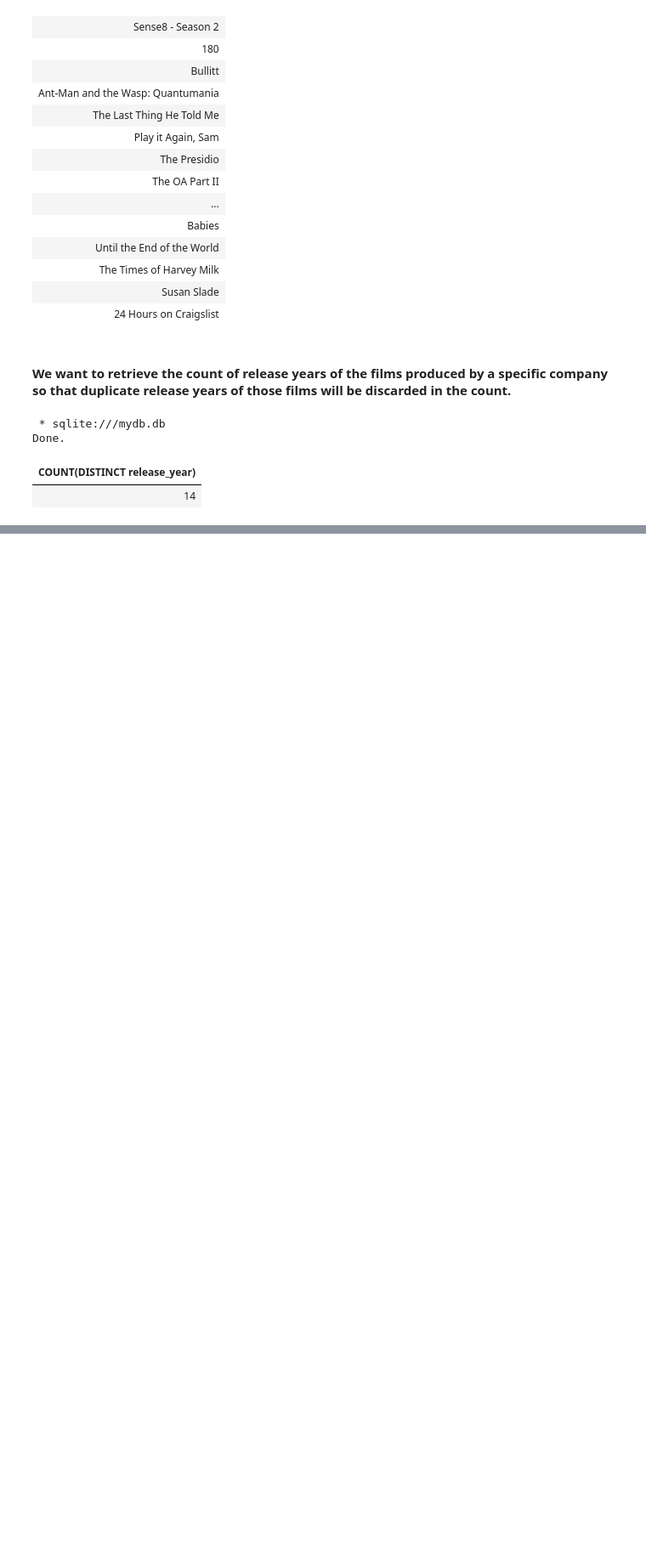
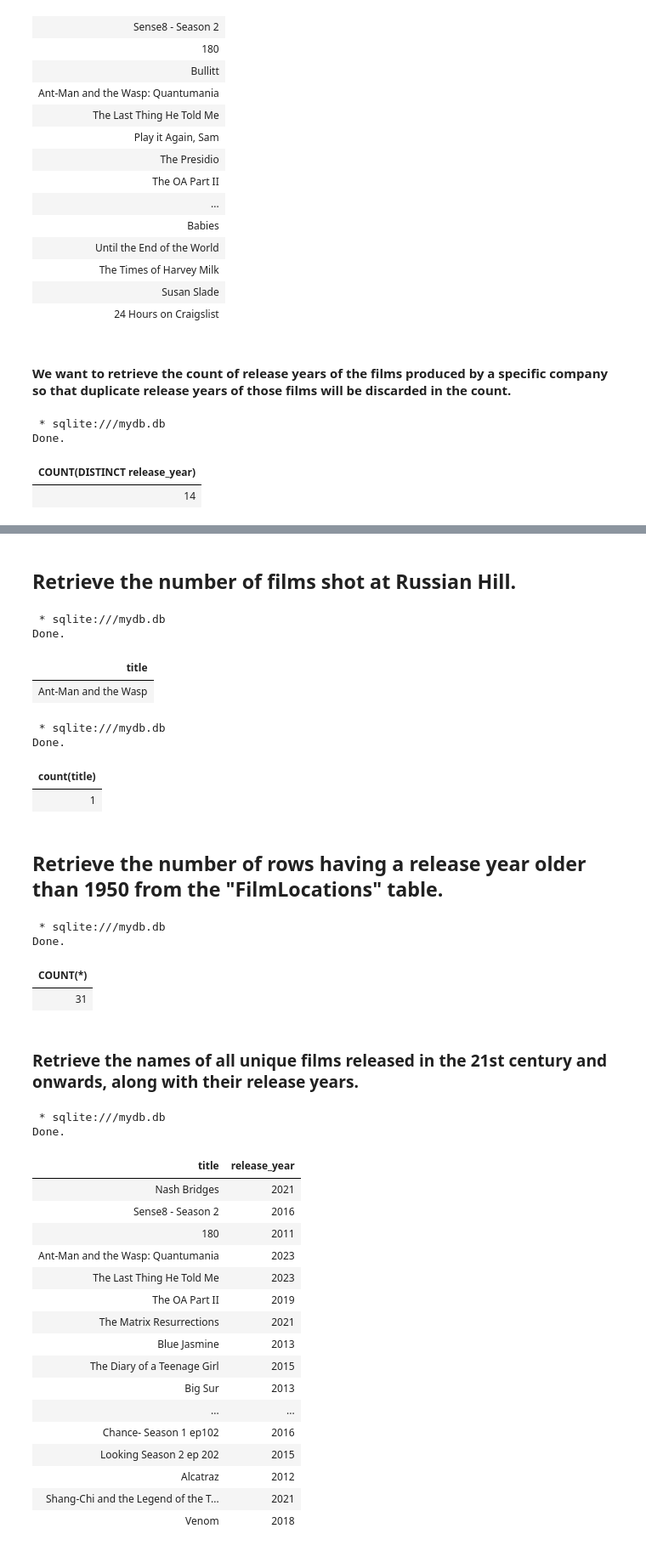
Before and after one commit to alirezaghorbani1983/IBM-DATA-SCIENCE, a Jupyter notebook: sql_new/sql_queries.ipynb, the cells around one changed output, grey strips where cells are left out. Shown at 85% size. Saved outputs shown, nothing was run; the diff lists cells and outputs as text; code cells hidden in the pictures; blank space fills up the shorter version.

Commit message:
practice count & distinct

```diff
--- a/sql_new/sql_queries.ipynb
+++ b/sql_new/sql_queries.ipynb
@@ -210,0 +238,53 @@ Done.
+# %% [markdown]
+## Retrieve the number of films shot at Russian Hill.
+# %%
+%%sql
+SELECT title From FilmLocations WHERE locations = "Russian Hill";
+# %% [output]
+ * sqlite:///mydb.db
+Done.
+| title |
+| Ant-Man and the Wasp |
+# %%
+%%sql
+SELECT count(title) From FilmLocations WHERE locations = "Russian Hill";
+# %% [output]
+ * sqlite:///mydb.db
+Done.
+| count(title) |
+| 1 |
+# %% [markdown]
+## Retrieve the number of rows having a release year older than 1950 from the "FilmLocations" table.
+# %%
+%%sql
+SELECT COUNT(*) from FilmLocations Where release_year < 1950;
+# %% [output]
+ * sqlite:///mydb.db
+Done.
+| COUNT(*) |
+| 31 |
+# %% [markdown]
+### Retrieve the names of all unique films released in the 21st century and onwards, along with their release years.
+# %%
+%%sql
+SELECT DISTINCT title, release_year FROM FilmLocations WHERE release_year > 2000 limit 25;
+# %% [output]
+ * sqlite:///mydb.db
+Done.
+| title | release_year |
+| Nash Bridges | 2021 |
+| Sense8 - Season 2 | 2016 |
+| 180 | 2011 |
+| Ant-Man and the Wasp: Quantumania | 2023 |
+| The Last Thing He Told Me | 2023 |
+| The OA Part II | 2019 |
+| The Matrix Resurrections | 2021 |
+| Blue Jasmine | 2013 |
+| The Diary of a Teenage Girl | 2015 |
+| Big Sur | 2013 |
+| ... | ... |
+| Chance- Season 1 ep102 | 2016 |
+| Looking Season 2 ep 202 | 2015 |
+| Alcatraz | 2012 |
+| Shang-Chi and the Legend of the T... | 2021 |
+| Venom | 2018 |
```
Also changed, not shown: parts of 11 cells of this notebook, 1 other file.
